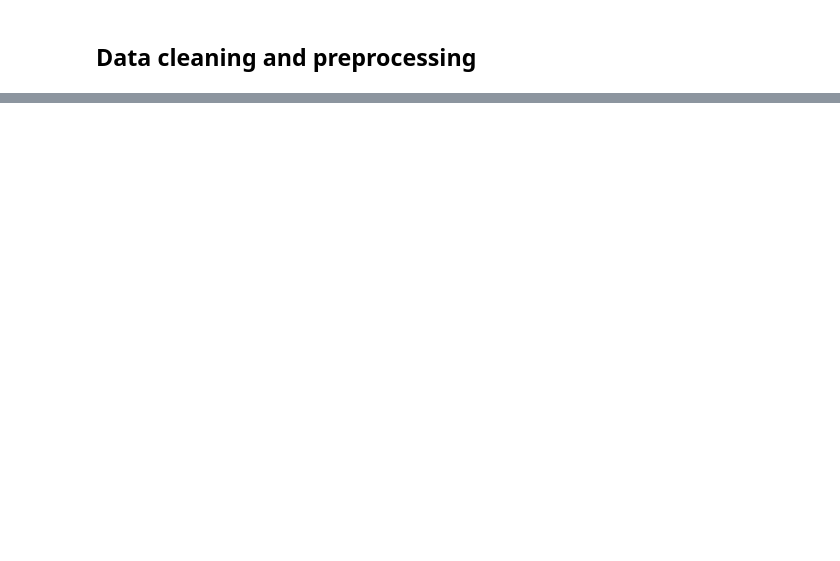
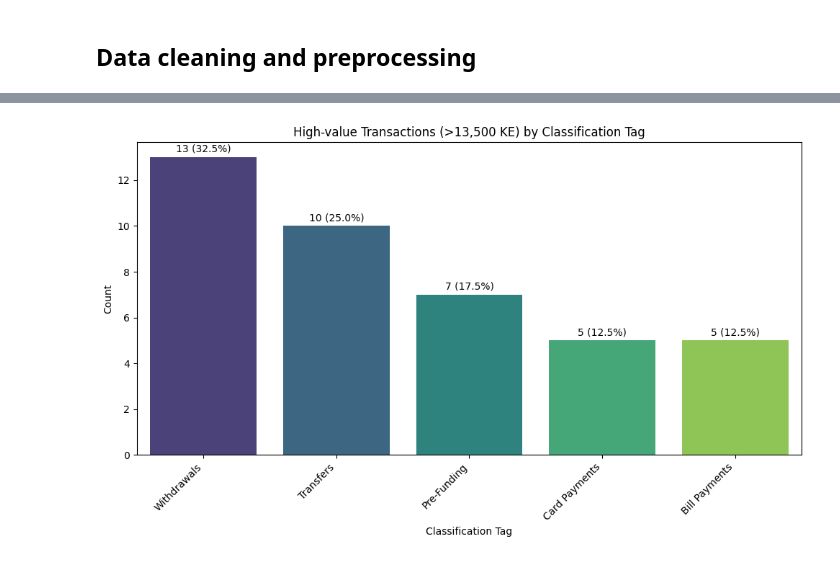
Before and after one commit to owuor-stack/classification-flag-prediction, a Jupyter notebook: analysis.ipynb, the cells around one changed output, grey strips where cells are left out. Cells and saved outputs as stored; diff of their text form; code cells hidden in the pictures; blank space fills up the shorter version.

```diff
--- a/analysis.ipynb
+++ b/analysis.ipynb
@@ -161,0 +310,25 @@ print("Data cleaning completed successfully!")
+# %%
+# Plot high-value transactions by Classification_Tag with count and percentage
+counts = df[df['Amount'] > 13500]['Classification_Tag'].value_counts()
+percentages = (counts / counts.sum()) * 100
+
+if counts.empty:
+    print('No transactions with Amount > 12500')
+else:
+    plt.figure(figsize=(10,6))
+    ax = sns.barplot(x=counts.index, y=counts.values, palette='viridis')
+    plt.title('High-value Transactions (>13,500 KE) by Classification Tag')
+    plt.xlabel('Classification Tag')
+    plt.ylabel('Count')
+    plt.xticks(rotation=45, ha='right')
+    # Annotate bars with count and percentage
+    for i, p in enumerate(ax.patches):
+        count = int(counts.values[i])
+        pct = percentages.values[i]
+        x = p.get_x() + p.get_width() / 2
+        y = p.get_height()
+        ax.annotate(f"{count} ({pct:.1f}%)", (x, y), ha='center', va='bottom', fontsize=10, xytext=(0,3), textcoords='offset points')
+    plt.tight_layout()
+    plt.show()
+# %% [output]
+[figure, added]
```
Also changed, not shown: parts of 49 cells of this notebook, 4 other files.
